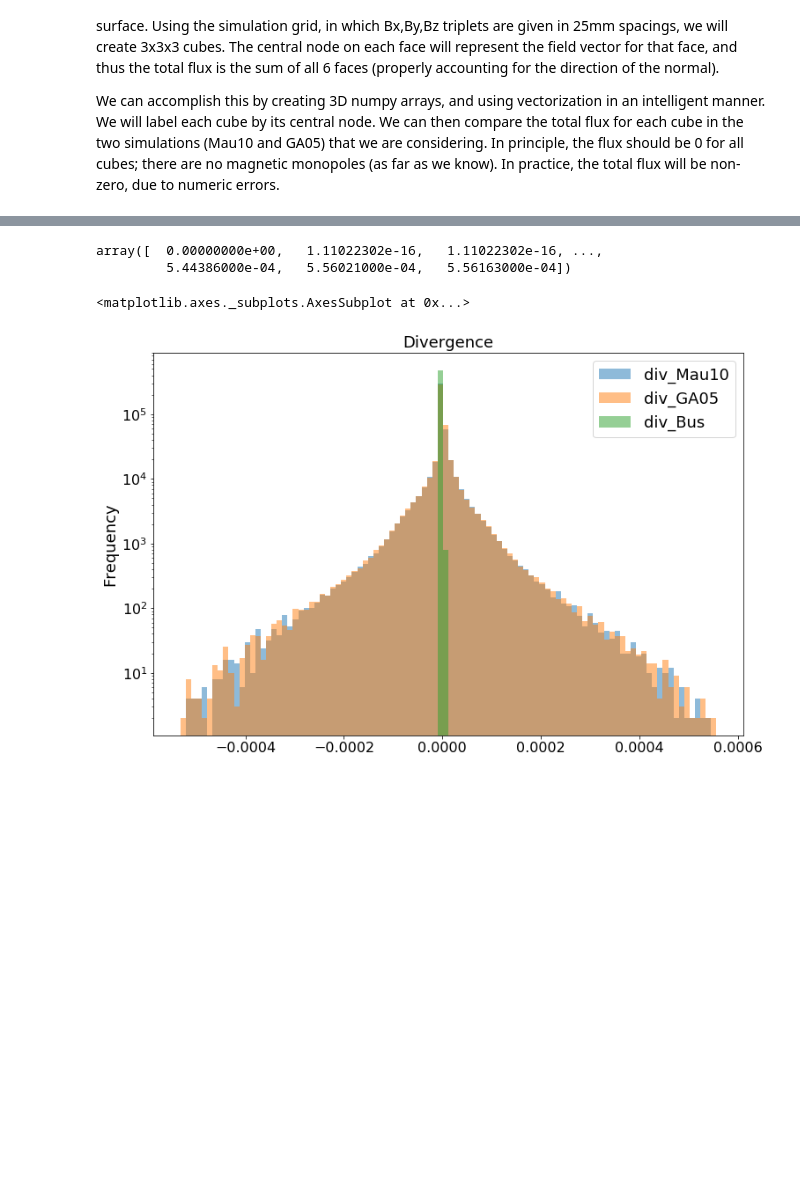
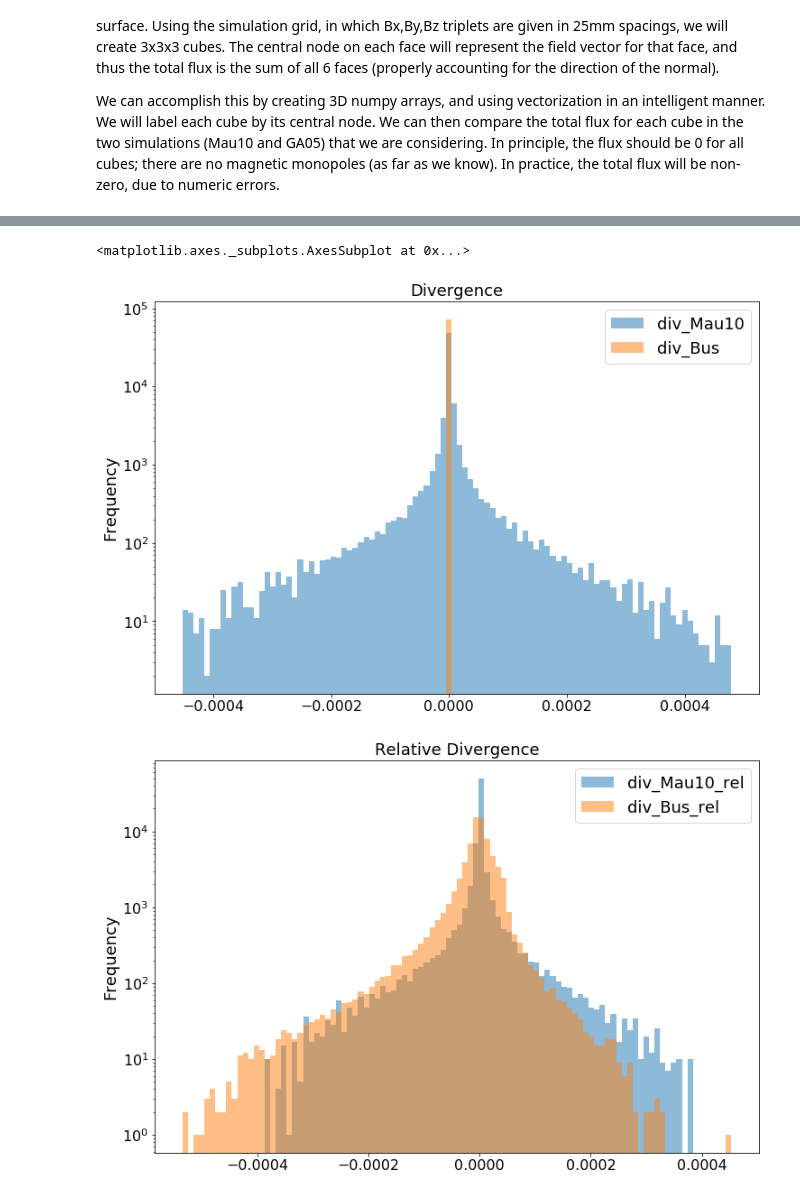
Before and after one commit to pollackscience/Mu2E, a Jupyter notebook: scripts/FieldFitting/maxwell.ipynb, the cells around one changed output, grey strips where cells are left out. Drawn from its saved outputs; the diff is of its cells as text; code cells hidden in the pictures; blank space fills up the shorter version.

```diff
--- a/scripts/FieldFitting/maxwell.ipynb
+++ b/scripts/FieldFitting/maxwell.ipynb
@@ -143,11 +141,24 @@ df_maxwell.head()
-# %%
-sort(np.abs(df_maxwell.div_GA05.unique()))
-# %% [output]
-array([  0.00000000e+00,   1.11022302e-16,   1.11022302e-16, ...,
-         5.44386000e-04,   5.56021000e-04,   5.56163000e-04])
+# %%
+df_maxwell['div_Mau10_rel'] = df_maxwell['div_Mau10']/df_maxwell['b_tot_Mau10']
+df_maxwell['div_GA05_rel'] = df_maxwell['div_GA05']/df_maxwell['b_tot_GA05']
+df_maxwell['div_Bus_rel'] = df_maxwell['div_Bus']/df_maxwell['b_tot_Bus']
+# %%
+df_maxwell['curlxy_Mau10_rel'] = df_maxwell['curlxy_Mau10']/df_maxwell['b_tot_Mau10']
+df_maxwell['curlxy_GA05_rel'] = df_maxwell['curlxy_GA05']/df_maxwell['b_tot_GA05']
+df_maxwell['curlxy_Bus_rel'] = df_maxwell['curlxy_Bus']/df_maxwell['b_tot_Bus']
+# %%
+df_maxwell['curlxz_Mau10_rel'] = df_maxwell['curlxz_Mau10']/df_maxwell['b_tot_Mau10']
+df_maxwell['curlxz_GA05_rel'] = df_maxwell['curlxz_GA05']/df_maxwell['b_tot_GA05']
+df_maxwell['curlxz_Bus_rel'] = df_maxwell['curlxz_Bus']/df_maxwell['b_tot_Bus']
+# %%
+df_maxwell['curlyz_Mau10_rel'] = df_maxwell['curlyz_Mau10']/df_maxwell['b_tot_Mau10']
+df_maxwell['curlyz_GA05_rel'] = df_maxwell['curlyz_GA05']/df_maxwell['b_tot_GA05']
+df_maxwell['curlyz_Bus_rel'] = df_maxwell['curlyz_Bus']/df_maxwell['b_tot_Bus']
 # %%
-df_maxwell[['div_Mau10','div_GA05','div_Bus']].plot.hist(alpha=0.5, bins=100, logy=True, title='Divergence')
+df_maxwell[['div_Mau10','div_Bus']].plot.hist(alpha=0.5, bins=100, logy=True, title='Divergence')
+df_maxwell[['div_Mau10_rel','div_Bus_rel']].plot.hist(alpha=0.5, bins=100, logy=True, title='Relative Divergence')
 # %% [output]
 <matplotlib.axes._subplots.AxesSubplot at 0x...>
-[figure, old version]
+[figure, new version]
+[figure, added]
 # %%
```
Also changed, not shown: parts of 7 cells of this notebook, 3 other files.
